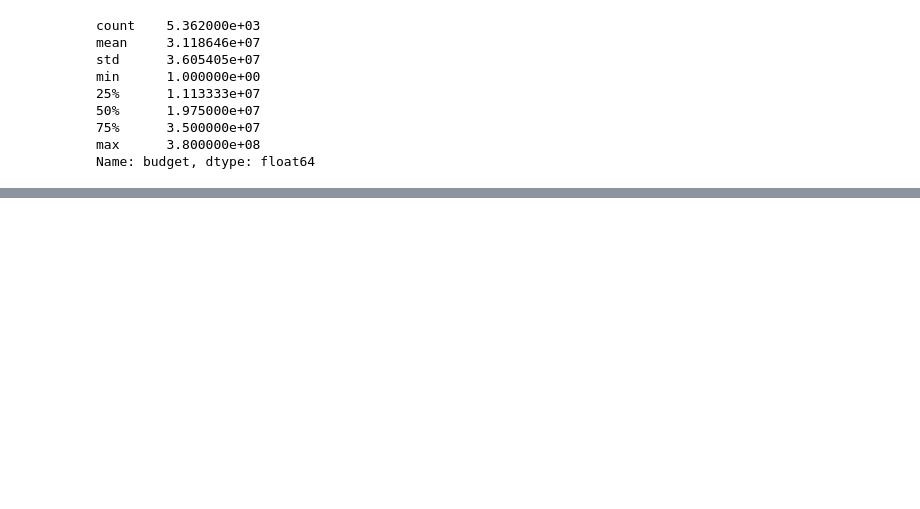
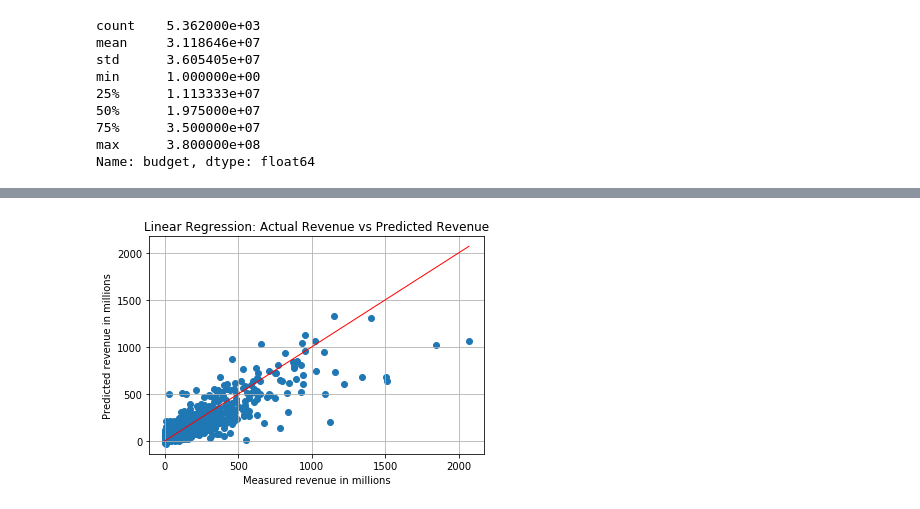
Before and after one commit to nhannguyen2109/CSCI-4502-Data-Mining, a Jupyter notebook: Code/Code 2.ipynb, the cells around one changed output, grey strips where cells are left out. Cells and saved outputs as stored; diff of their text form; code cells hidden in the pictures; blank space fills up the shorter version.

```diff
--- a/Code/Code 2.ipynb
+++ b/Code/Code 2.ipynb
@@ -147,0 +217,21 @@ plt.show()
+# %%
+def rmsle(train_target, Prediction):
+    return 'rmsle', np.sqrt(np.mean(np.power(np.log1p(Prediction) - np.log1p(train_target), 2))), False
+LinearReg = LGBMRegressor(boosting_type='dart',num_leaves=20,max_depth=-1,min_data_in_leaf=20, learning_rate=0.2,n_estimators=500,subsample_for_bin=200000,
+                   class_weight=None,min_split_gain=0.0,min_child_weight=0.001,subsample=0.1,subsample_freq=0,colsample_bytree=0.75,reg_alpha=0.0,reg_lambda=0.0,
+                   random_state=101,n_jobs=-1)
+LinearReg.fit(train_data, train_target,eval_set=[(test_data, test_target)],eval_metric=rmsle,verbose=False)
+Prediction = LinearReg.predict(test_data, num_iteration=LinearReg.best_iteration_)
+
+fig, ax = plt.subplots()
+test_target = test_target/1000000
+Prediction = Prediction/1000000
+ax.scatter(test_target, Prediction)
+ax.plot([test_target.min(), test_target.max()], [test_target.min(), test_target.max()], lw=1, color = 'r')
+ax.set_xlabel('Measured revenue in millions')
+ax.set_ylabel('Predicted revenue in millions')
+plt.title("Linear Regression: Actual Revenue vs Predicted Revenue" )
+plt.grid()
+plt.show()
+# %% [output]
+[figure, added]
```
Also changed, not shown: parts of 10 cells of this notebook.
